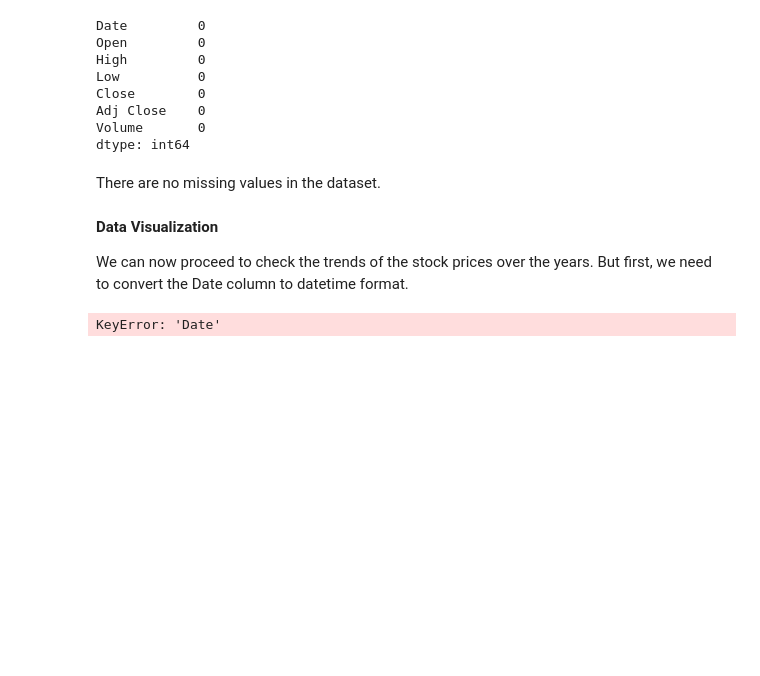
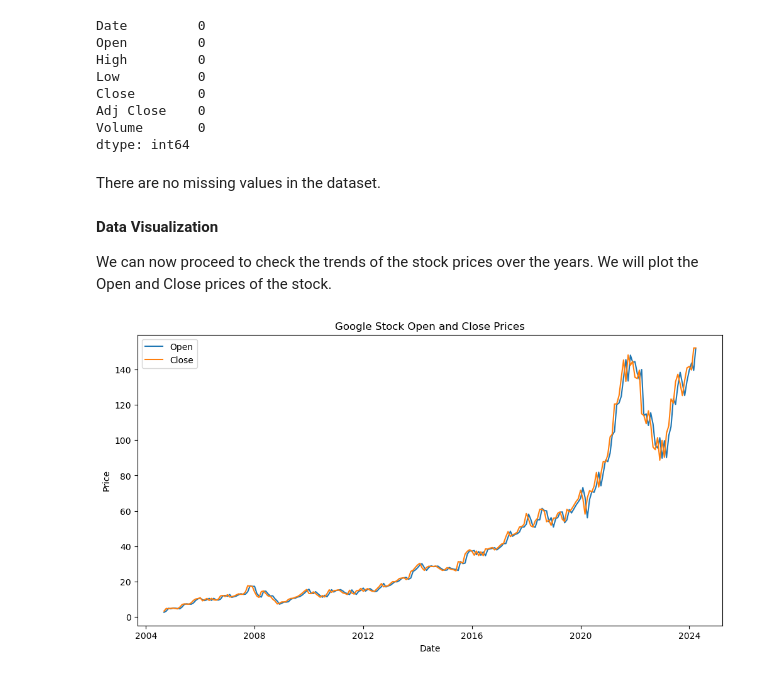
Before and after one commit to Billy272/Mastering-Data, a Jupyter notebook: Google/Google_Monthly_Stock.ipynb, the cells around one changed output. Drawn from its saved outputs; the diff is of its cells as text; code cells hidden in the pictures; blank space fills up the shorter version.

```diff
--- a/Google/Google_Monthly_Stock.ipynb
+++ b/Google/Google_Monthly_Stock.ipynb
@@ -58,11 +58,19 @@ There are no missing values in the dataset.
 # %% [markdown]
 **Data Visualization**
 
-We can now proceed to check the trends of the stock prices over the years. But first, we need to convert the Date
-column to datetime format.
+We can now proceed to check the trends of the stock prices over the years. We will plot the Open and Close prices of
+the stock.
-# %%
-data['Date'] = pd.to_datetime(data['Date'])
-data.set_index('Date', inplace=True)
-data.info()
-# %% [output]
-KeyError: 'Date'
+# %%
+import matplotlib.pyplot as plt
+import seaborn as sns
+
+plt.figure(figsize=(12, 6))
+sns.lineplot(data,x='Date', y='Open', label='Open')
+sns.lineplot(data,x='Date', y='Close', label='Close')
+plt.title('Google Stock Open and Close Prices')
+plt.xlabel('Date')
+plt.ylabel('Price')
+plt.legend()
+plt.show()
+# %% [output]
+[figure, added]
```
